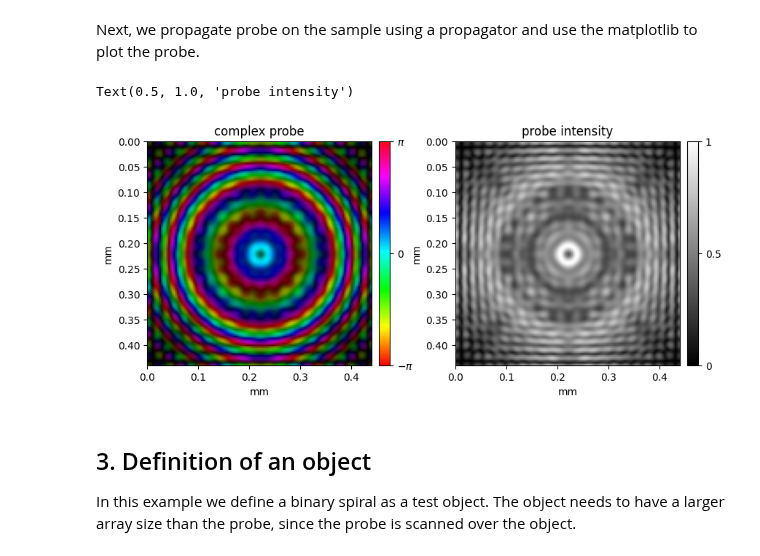
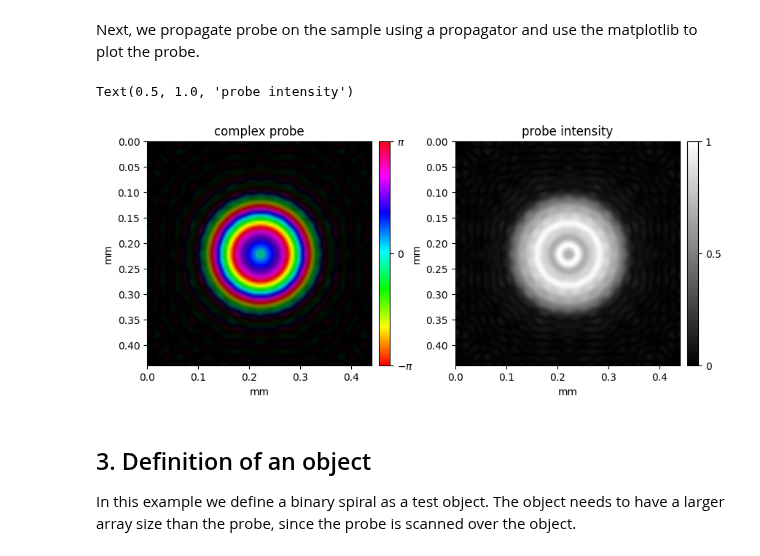
Before and after one commit to PtyLab/PtyLab.py, a Jupyter notebook: jupyter_tutorials/jupyter_tutorials_tutorial_CPM_sim.ipynb, the cells around one changed output. Cells and saved outputs as stored; diff of their text form; code cells hidden in the pictures.

Commit message:
Fixing the probe in the jupyter example with the `is_FT=False` field for aspw

```diff
--- a/jupyter_tutorials/jupyter_tutorials_tutorial_CPM_sim.ipynb
+++ b/jupyter_tutorials/jupyter_tutorials_tutorial_CPM_sim.ipynb
@@ -73,29 +69,29 @@ pinhole = convolve2d(pinhole, gaussian2D(5, 1).astype(np.float32), mode="same")
 Next, we propagate probe on the sample using a propagator and use the matplotlib to plot the probe.
 # %%
 # propagate to lens
-probe = aspw(pinhole, 2 * f, wavelength, Lp)[0]
+probe = aspw(pinhole, 2 * f, wavelength, Lp, is_FT=False)[0]
 
 # multiply with quadratic phase and aperture
 aperture = circ(Xp, Yp, 3 * Lp / 4)
 aperture = convolve2d(aperture, gaussian2D(5, 3).astype(np.float32), mode="same")
 probe = (
     probe
     * np.exp(-1.0j * 2 * np.pi / wavelength * (Xp**2 + Yp**2) / (2 * f))
     * aperture
 )
-probe = aspw(probe, 2 * f, wavelength, Lp)[0]
+probe = aspw(probe, 2 * f, wavelength, Lp, is_FT=False)[0]
 
 plt.figure(figsize=(10, 4), num=1)
 ax1 = plt.subplot(121)
 hsvplot(probe, ax=ax1, pixelSize=dxp, axisUnit="mm")
 ax1.set_title("complex probe")
 ax2 = plt.subplot(122)
 absplot(abs(probe), ax=ax2, pixelSize=dxp, axisUnit="mm", cmap="gray")
 ax2.set_title("probe intensity")
 # plt.show(block=False)
 # %% [output]
 Text(0.5, 1.0, 'probe intensity')
-[figure, old version]
+[figure, new version]
 # %% [markdown]
 ## 3. Definition of an object
 In this example we define a binary spiral as a test object. The object needs to have a larger array size than the probe, since the probe is scanned over the object.
```
Also changed, not shown: parts of 6 cells of this notebook.
